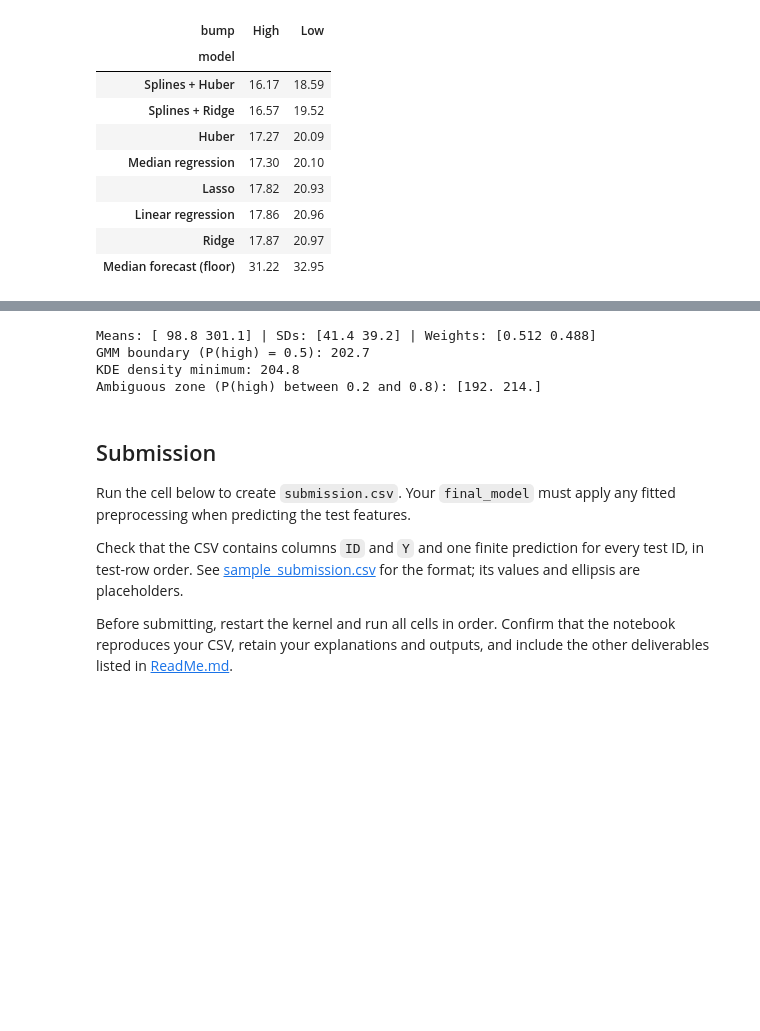
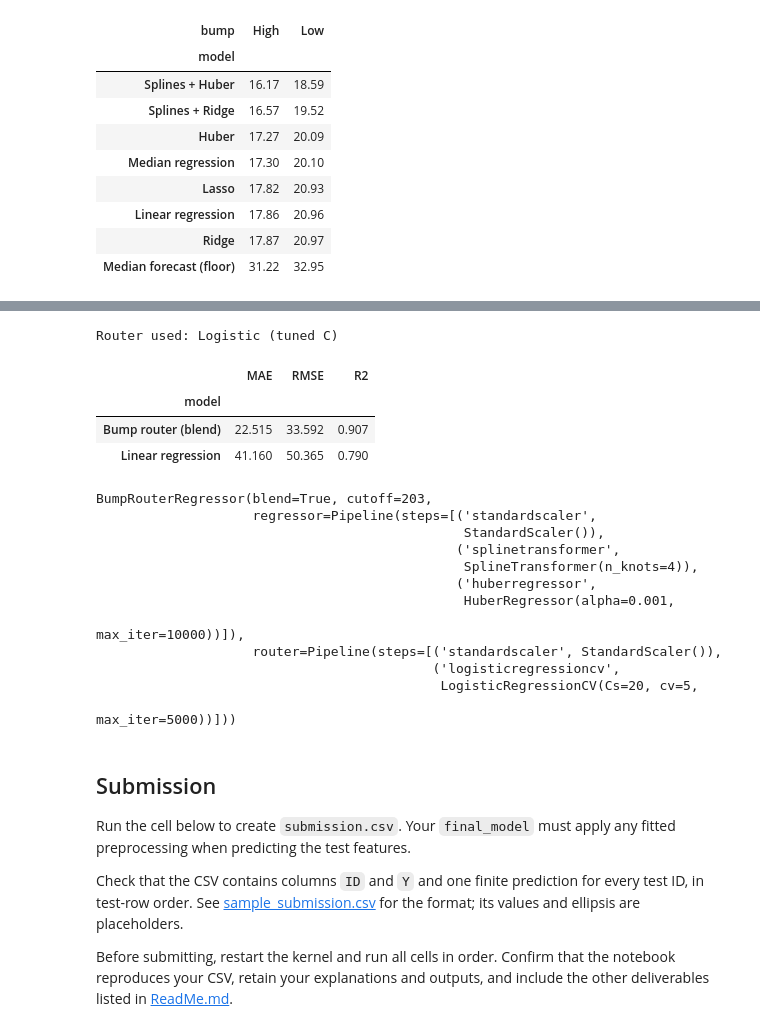
Before and after one commit to Brennan-Chan/ESMT_IML, a Jupyter notebook: ml_challenge/ml_challenge_starter.ipynb, the cells around one changed output, grey strips where cells are left out. Drawn from its saved outputs; the diff is of its cells as text; code cells hidden in the pictures; blank space fills up the shorter version.

```diff
--- a/ml_challenge/ml_challenge_starter.ipynb
+++ b/ml_challenge/ml_challenge_starter.ipynb
@@ -438,9 +437,62 @@ Share of misrouted rows with Y between 150 and 250: 48%
 # %%
+from sklearn.base import BaseEstimator, RegressorMixin
+
+class BumpRouterRegressor(BaseEstimator, RegressorMixin):
+    """One model = low-bump regressor + high-bump regressor + router (P(high bump))."""
+
+    def __init__(self, regressor, router, cutoff, blend=True):
+        self.regressor = regressor
+        self.router = router
+        self.cutoff = cutoff
+        self.blend = blend
+
+    def fit(self, X, y):
+        y = np.asarray(y)
+        high = y > self.cutoff
+        # Each regressor only sees its own bump; the router learns which bump a row belongs to
+        self.low_model_ = clone(self.regressor).fit(X[~high], y[~high])
+        self.high_model_ = clone(self.regressor).fit(X[high], y[high])
+        self.router_ = clone(self.router).fit(X, high.astype(int))
+        return self
+
+    def predict(self, X):
+        p_high = self.router_.predict_proba(X)[:, 1]
+        if not self.blend:
+            p_high = (p_high > 0.5).astype(float)   # hard routing: send each row to one model
+        return p_high * self.high_model_.predict(X) + (1 - p_high) * self.low_model_.predict(X)
+
+print(f'Router used: {best}')
+combined = BumpRouterRegressor(regressor=regressor, router=routers[best], cutoff=CUTOFF, blend=True)
+
+# Final check on the untouched holdout: fit on dev data only, compare with plain linear regression
+combined.fit(X_dev, y_dev)
+holdout_results = pd.DataFrame([
+    evaluate('Bump router (blend)', y_holdout, combined.predict(X_holdout)),
+    evaluate('Linear regression', y_holdout, LinearRegression().fit(X_dev, y_dev).predict(X_holdout)),
+]).set_index('model')
+display(holdout_results.round(3))
+
+# Refit on ALL training data (train + val + holdout) for the submission
+final_model = BumpRouterRegressor(regressor=regressor, router=routers[best], cutoff=CUTOFF, blend=True)
+final_model.fit(X, y)
 # %% [output]
-Means: [ 98.8 301.1] | SDs: [41.4 39.2] | Weights: [0.512 0.488]
-GMM boundary (P(high) = 0.5): 202.7
-KDE density minimum: 204.8
-Ambiguous zone (P(high) between 0.2 and 0.8): [192. 214.]
+Router used: Logistic (tuned C)
+|  | MAE | RMSE | R2 |
+| model |  |  |  |
+| Bump router (blend) | 22.515 | 33.592 | 0.907 |
+| Linear regression | 41.160 | 50.365 | 0.790 |
+BumpRouterRegressor(blend=True, cutoff=203,
+                    regressor=Pipeline(steps=[('standardscaler',
+                                               StandardScaler()),
+                                              ('splinetransformer',
+                                               SplineTransformer(n_knots=4)),
+                                              ('huberregressor',
+                                               HuberRegressor(alpha=0.001,
+                                                              max_iter=10000))]),
+                    router=Pipeline(steps=[('standardscaler', StandardScaler()),
+                                           ('logisticregressioncv',
+                                            LogisticRegressionCV(Cs=20, cv=5,
+                                                                 max_iter=5000))]))
 # %% [markdown]
 ## Submission
 
```
Also changed, not shown: parts of 3 cells of this notebook, 1 other file.
